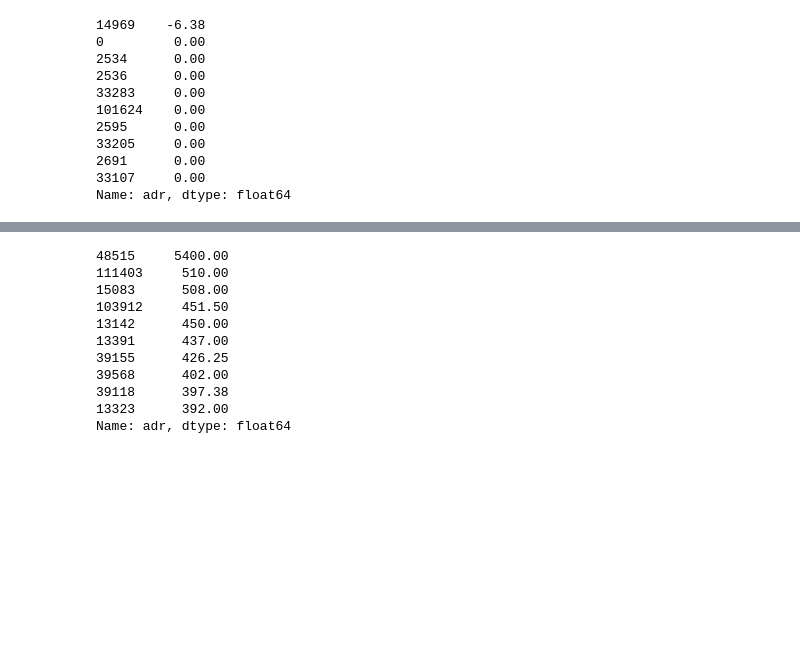
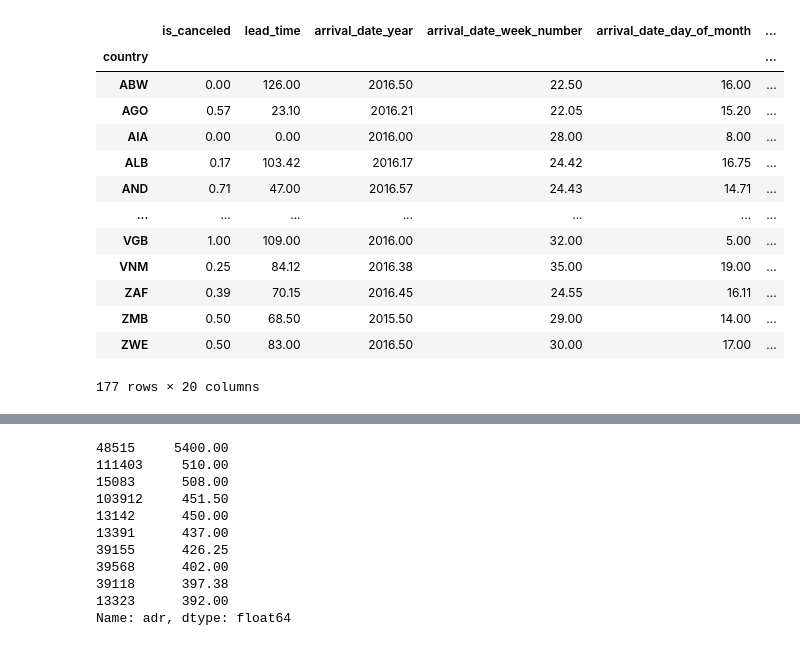
Before and after one commit to Gustazx22/projetodataset, a Jupyter notebook: projeto.ipynb, the cells around one changed output, grey strips where cells are left out. Drawn from its saved outputs; the diff is of its cells as text; code cells hidden in the pictures; blank space fills up the shorter version.

```diff
--- a/projeto.ipynb
+++ b/projeto.ipynb
@@ -1,14 +1,17 @@
-# %%
-df["adr"].sort_values().head(10)
-# %% [output]
-14969    -6.38
-0         0.00
-2534      0.00
-2536      0.00
-33283     0.00
-101624    0.00
-2595      0.00
-33205     0.00
-2691      0.00
-33107     0.00
-Name: adr, dtype: float64
+# %%
+df.groupby("country").mean(numeric_only=True).round(2)
+# %% [output]
+|  | is_canceled | lead_time | arrival_date_year | arrival_date_week_number | arrival_date_day_of_month | ... |
+| country |  |  |  |  |  | ... |
+| ABW | 0.00 | 126.00 | 2016.50 | 22.50 | 16.00 | ... |
+| AGO | 0.57 | 23.10 | 2016.21 | 22.05 | 15.20 | ... |
+| AIA | 0.00 | 0.00 | 2016.00 | 28.00 | 8.00 | ... |
+| ALB | 0.17 | 103.42 | 2016.17 | 24.42 | 16.75 | ... |
+| AND | 0.71 | 47.00 | 2016.57 | 24.43 | 14.71 | ... |
+| ... | ... | ... | ... | ... | ... | ... |
+| VGB | 1.00 | 109.00 | 2016.00 | 32.00 | 5.00 | ... |
+| VNM | 0.25 | 84.12 | 2016.38 | 35.00 | 19.00 | ... |
+| ZAF | 0.39 | 70.15 | 2016.45 | 24.55 | 16.11 | ... |
+| ZMB | 0.50 | 68.50 | 2015.50 | 29.00 | 14.00 | ... |
+| ZWE | 0.50 | 83.00 | 2016.50 | 30.00 | 17.00 | ... |
+177 rows × 20 columns
```
Also changed, not shown: parts of 10 cells of this notebook.
